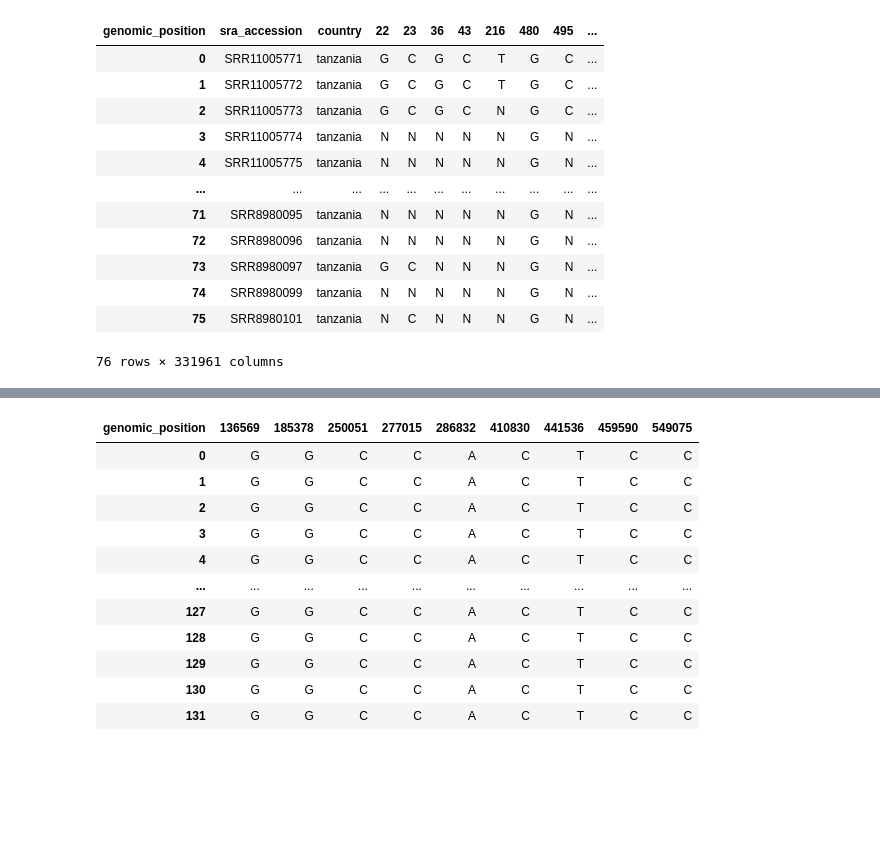
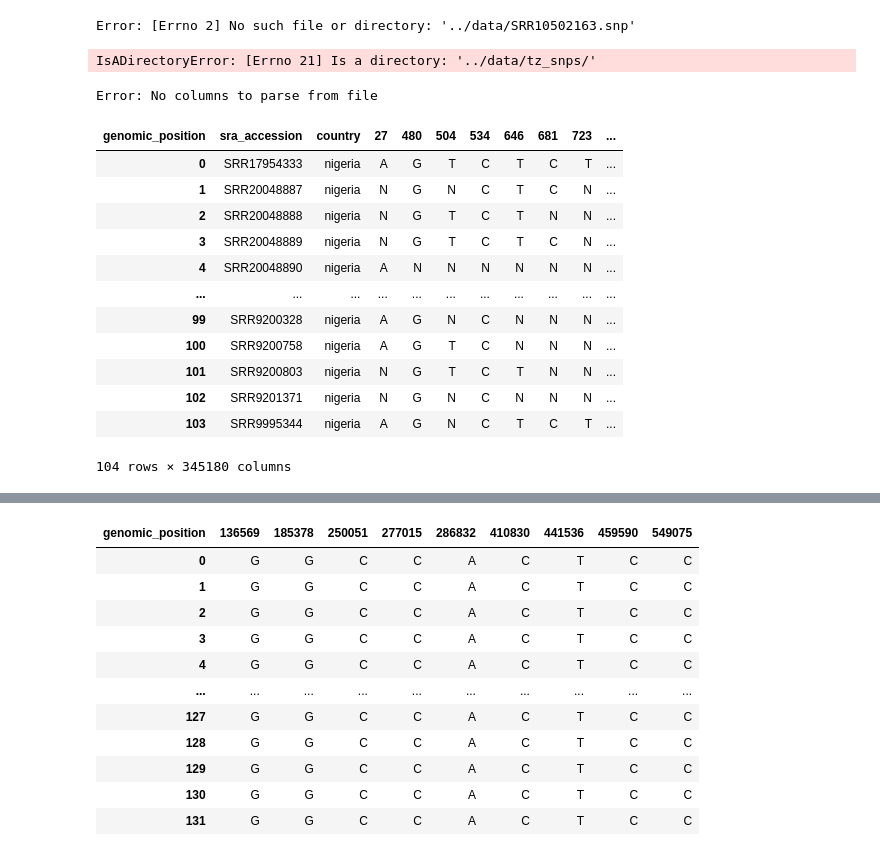
Before and after one commit to omicscodeathon/salmonellaml, a Jupyter notebook: notebooks/preprocessing_04.ipynb, the cells around one changed output, grey strips where cells are left out. Saved outputs shown, nothing was run; the diff lists cells and outputs as text; code cells hidden in the pictures; blank space fills up the shorter version.

```diff
--- a/notebooks/preprocessing_04.ipynb
+++ b/notebooks/preprocessing_04.ipynb
@@ -65,7 +65,7 @@ def preprocessing(snp_list,df_bio,df_sra,country):
         df_country=pd.concat([df_sra_biosample,df],axis=1)
         df_country
 
-        df_constant_dropped.to_csv(f"../data/{country}_processed.csv")
+        df_country.to_csv(f"../data/{country}_processed.csv")
 
         # Move the return statement outside the loop, after all samples have been processed and merged.
         return df_constant_dropped
@@ -95,28 +95,44 @@ def preprocessing(snp_list,df_bio,df_sra,country):
 #         cgr_matrix = cgr_list["matrix"]
 #         cgr_matrix.to_csv(sample_files[i], index=False)
 # %%
-df_kenya = preprocessing(snp_list="../data/snp.lists",
+df_kenya = preprocessing(snp_list="../data/kenya_snp.lists",
                          df_bio="../accessions/kenya/kenya.tsv",
                          df_sra="../pipeline/run-2023-08-11-salmonellaml/kenya_biosamples.txt",
                          country="kenya")
+# %% [output]
+Error: [Errno 2] No such file or directory: '../data/SRR10502163.snp'
 # %%
-df_tz = preprocessing(snp_list="../data/snp.lists",
+df_tz = preprocessing(snp_list="../data/tz_snps/",
                       df_bio="../work/5a/c62ab92992b24ec6c72c7c94c7903d/tanzania_biosamples.txt",
-                      df_sra="../pipeline/run-2023-08-11-salmonellaml/sra_tanzania_biosamples.txt",
+                      df_sra="../wo",
                       country="tanzania")
+# %% [output]
+IsADirectoryError: [Errno 21] Is a directory: '../data/tz_snps/'
 # %%
-df_tz
+# # df_nigeria_paultry = preprocessing(snp_list="../data/snp.lists",
+#                       df_bio="../work/2a/a378972e8380899fe726c2c587a7a9/nigeria/filtered_nigeria_nigeria_poultry_data.tsv",
+#                       df_sra="../work/c9/b58aedeb74c3574e9abd924de894b5/sra_filtered_nigeria_nigeria_poultry_data_biosamples.txt",
+#                       country="nigeria")
 # %% [output]
-| genomic_position | sra_accession | country | 22 | 23 | 36 | 43 | 216 | 480 | 495 | ... |
-| 0 | SRR11005771 | tanzania | G | C | G | C | T | G | C | ... |
-| 1 | SRR11005772 | tanzania | G | C | G | C | T | G | C | ... |
-| 2 | SRR11005773 | tanzania | G | C | G | C | N | G | C | ... |
-| 3 | SRR11005774 | tanzania | N | N | N | N | N | G | N | ... |
-| 4 | SRR11005775 | tanzania | N | N | N | N | N | G | N | ... |
-| ... | ... | ... | ... | ... | ... | ... | ... | ... | ... | ... |
-| 71 | SRR8980095 | tanzania | N | N | N | N | N | G | N | ... |
-| 72 | SRR8980096 | tanzania | N | N | N | N | N | G | N | ... |
-| 73 | SRR8980097 | tanzania | G | C | N | N | N | G | N | ... |
-| 74 | SRR8980099 | tanzania | N | N | N | N | N | G | N | ... |
-| 75 | SRR8980101 | tanzania | N | C | N | N | N | G | N | ... |
-76 rows × 331961 columns
+Error: No columns to parse from file
+# %%
+df_nigeria_beef = preprocessing(snp_list="../data/snp.lists",
+                      df_bio="../accessions/nigeria/bovine/filtered_nigeria_nigeria_beef_data.tsv",
+                      df_sra="../work/a2/6e9f4ac192144d46f029eb900dd19b/sra_filtered_nigeria_nigeria_beef_data_biosamples.txt",
+                      country="nigeria")
+# %%
+df_nigeria_beef
+# %% [output]
+| genomic_position | sra_accession | country | 27 | 480 | 504 | 534 | 646 | 681 | 723 | ... |
+| 0 | SRR17954333 | nigeria | A | G | T | C | T | C | T | ... |
+| 1 | SRR20048887 | nigeria | N | G | N | C | T | C | N | ... |
+| 2 | SRR20048888 | nigeria | N | G | T | C | T | N | N | ... |
+| 3 | SRR20048889 | nigeria | N | G | T | C | T | C | N | ... |
+| 4 | SRR20048890 | nigeria | A | N | N | N | N | N | N | ... |
+| ... | ... | ... | ... | ... | ... | ... | ... | ... | ... | ... |
+| 99 | SRR9200328 | nigeria | A | G | N | C | N | N | N | ... |
+| 100 | SRR9200758 | nigeria | A | G | T | C | N | N | N | ... |
+| 101 | SRR9200803 | nigeria | N | G | T | C | T | N | N | ... |
+| 102 | SRR9201371 | nigeria | N | G | N | C | N | N | N | ... |
+| 103 | SRR9995344 | nigeria | A | G | N | C | T | C | T | ... |
+104 rows × 345180 columns
```
Also changed, not shown: parts of 24 cells of this notebook.
